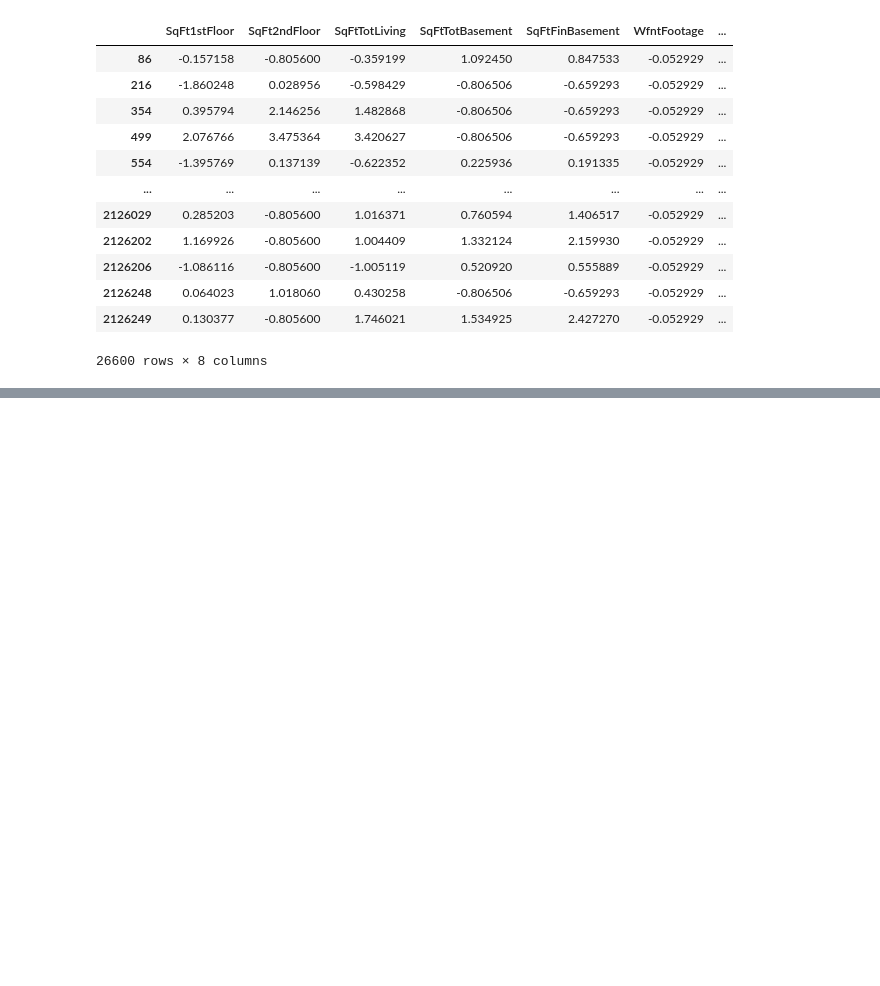
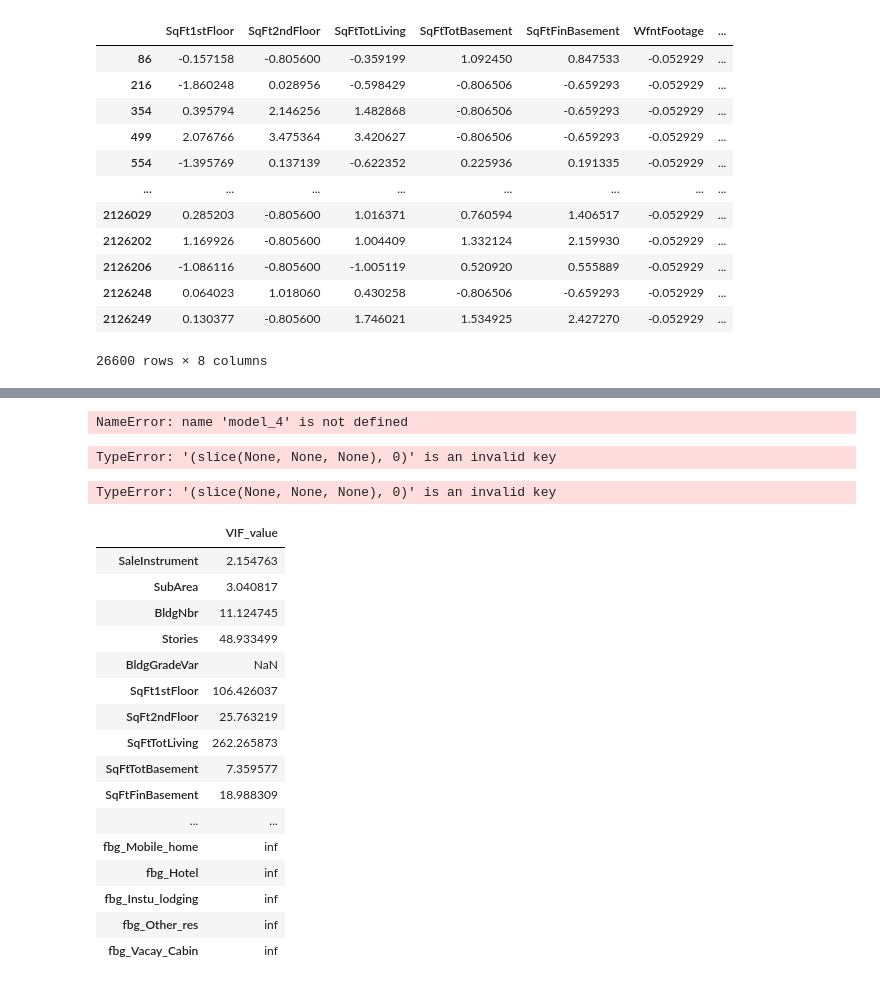
Before and after one commit to Ozxahmed/phase_2_project_chicago-sf-seattle-ds-082420, a Jupyter notebook: notebooks/exploratory/01_will_data_collection_exploration.ipynb, the cells around one changed output, grey strips where cells are left out. Saved outputs shown, nothing was run; the diff lists cells and outputs as text; code cells hidden in the pictures; blank space fills up the shorter version.

```diff
--- a/notebooks/exploratory/01_will_data_collection_exploration.ipynb
+++ b/notebooks/exploratory/01_will_data_collection_exploration.ipynb
@@ -1245,0 +1083,21 @@ ss_df
+# %%
+model_4.fit().summary()
+# %% [output]
+NameError: name 'model_4' is not defined
+# %%
+vif_test = variance_inflation_factor(newdf.loc[:,['SaleInstrument', 'SubArea', 'BldgNbr', 'Stories', 'BldgGradeVar',
+       'SqFt1stFloor', 'SqFt2ndFloor', 'SqFtTotLiving', 'SqFtTotBasement',
+       'SqFtFinBasement', 'FinBasementGrade', 'Bedrooms', 'BathHalfCount',
+       'Bath3qtrCount', 'BathFullCount', 'WfntFootage', 'SqFtOpenPorch',
+       'SqFtEnclosedPorch', '0_x', 'HBUV_Single_Family_Home', '2_x', '3_x',
+       '4_x', '5_x', 'HBUV_Multi_Family_Dwelling', '7_x', '8_x',
+       'HBUV_Park_Rec', '10_x', '0_y', 'Puget_Sound', '2_y', '3_y', '4_y',
+       '5_y', 'Other_Lakes', '7_y', 'bg_MFR_2_4_units', 'bg_MFR_4_units',
+       'bg_MFR_5+_units', 'bg_Res_condos', 'bg_Mobile_home', 'bg_Hotel',
+       'bg_Instu_lodging', 'bg_Other_res', '8_y', 'bg_New_building', '10_y',
+       'fbg_New_building', 'fbg_LandOnly', 'fbg_Household_sfu',
+       'fbg_MFR_2_4_units', 'fbg_MFR_4_units', 'fbg_MFR_5+_units',
+       'fbg_Res_condos', 'fbg_Mobile_home', 'fbg_Hotel', 'fbg_Instu_lodging',
+       'fbg_Other_res', 'fbg_Vacay_Cabin']], 0)
+# %% [output]
+TypeError: '(slice(None, None, None), 0)' is an invalid key
@@ -1245,0 +1106,56 @@ ss_df
+# %%
+columns = newdf[['SaleInstrument', 'SubArea', 'BldgNbr', 'Stories', 'BldgGradeVar',
+       'SqFt1stFloor', 'SqFt2ndFloor', 'SqFtTotLiving', 'SqFtTotBasement',
+       'SqFtFinBasement', 'FinBasementGrade', 'Bedrooms', 'BathHalfCount',
+       'Bath3qtrCount', 'BathFullCount', 'WfntFootage', 'SqFtOpenPorch',
+       'SqFtEnclosedPorch', '0_x', 'HBUV_Single_Family_Home', '2_x', '3_x',
+       '4_x', '5_x', 'HBUV_Multi_Family_Dwelling', '7_x', '8_x',
+       'HBUV_Park_Rec', '10_x', '0_y', 'Puget_Sound', '2_y', '3_y', '4_y',
+       '5_y', 'Other_Lakes', '7_y', 'bg_MFR_2_4_units', 'bg_MFR_4_units',
+       'bg_MFR_5+_units', 'bg_Res_condos', 'bg_Mobile_home', 'bg_Hotel',
+       'bg_Instu_lodging', 'bg_Other_res', '8_y', 'bg_New_building', '10_y',
+       'fbg_New_building', 'fbg_LandOnly', 'fbg_Household_sfu',
+       'fbg_MFR_2_4_units', 'fbg_MFR_4_units', 'fbg_MFR_5+_units',
+       'fbg_Res_condos', 'fbg_Mobile_home', 'fbg_Hotel', 'fbg_Instu_lodging',
+       'fbg_Other_res', 'fbg_Vacay_Cabin']]
+# %%
+vif_df = pd.DataFrame()
+vif_df["VIF"] = [variance_inflation_factor(columns, i) for i in range(columns.shape[1])]
+vif_df["feature"] = ['SaleInstrument', 'SubArea', 'BldgNbr', 'Stories', 'BldgGradeVar',
+       'SqFt1stFloor', 'SqFt2ndFloor', 'SqFtTotLiving', 'SqFtTotBasement',
+       'SqFtFinBasement', 'FinBasementGrade', 'Bedrooms', 'BathHalfCount',
+       'Bath3qtrCount', 'BathFullCount', 'WfntFootage', 'SqFtOpenPorch',
+       'SqFtEnclosedPorch', '0_x', 'HBUV_Single_Family_Home', '2_x', '3_x',
+       '4_x', '5_x', 'HBUV_Multi_Family_Dwelling', '7_x', '8_x',
+       'HBUV_Park_Rec', '10_x', '0_y', 'Puget_Sound', '2_y', '3_y', '4_y',
+       '5_y', 'Other_Lakes', '7_y', 'bg_MFR_2_4_units', 'bg_MFR_4_units',
+       'bg_MFR_5+_units', 'bg_Res_condos', 'bg_Mobile_home', 'bg_Hotel',
+       'bg_Instu_lodging', 'bg_Other_res', '8_y', 'bg_New_building', '10_y',
+       'fbg_New_building', 'fbg_LandOnly', 'fbg_Household_sfu',
+       'fbg_MFR_2_4_units', 'fbg_MFR_4_units', 'fbg_MFR_5+_units',
+       'fbg_Res_condos', 'fbg_Mobile_home', 'fbg_Hotel', 'fbg_Instu_lodging',
+       'fbg_Other_res', 'fbg_Vacay_Cabin']
+# %% [output]
+TypeError: '(slice(None, None, None), 0)' is an invalid key
+# %%
+vif = pd.DataFrame([variance_inflation_factor(columns.values, i) for i in range(newdf.shape[1]-2)], index=columns.columns, columns=['VIF_value'])
+# %%
+vif
+# %% [output]
+|  | VIF_value |
+| SaleInstrument | 2.154763 |
+| SubArea | 3.040817 |
+| BldgNbr | 11.124745 |
+| Stories | 48.933499 |
+| BldgGradeVar | NaN |
+| SqFt1stFloor | 106.426037 |
+| SqFt2ndFloor | 25.763219 |
+| SqFtTotLiving | 262.265873 |
+| SqFtTotBasement | 7.359577 |
+| SqFtFinBasement | 18.988309 |
+| ... | ... |
+| fbg_Mobile_home | inf |
+| fbg_Hotel | inf |
+| fbg_Instu_lodging | inf |
+| fbg_Other_res | inf |
+| fbg_Vacay_Cabin | inf |
```
Also changed, not shown: parts of 44 cells of this notebook.
